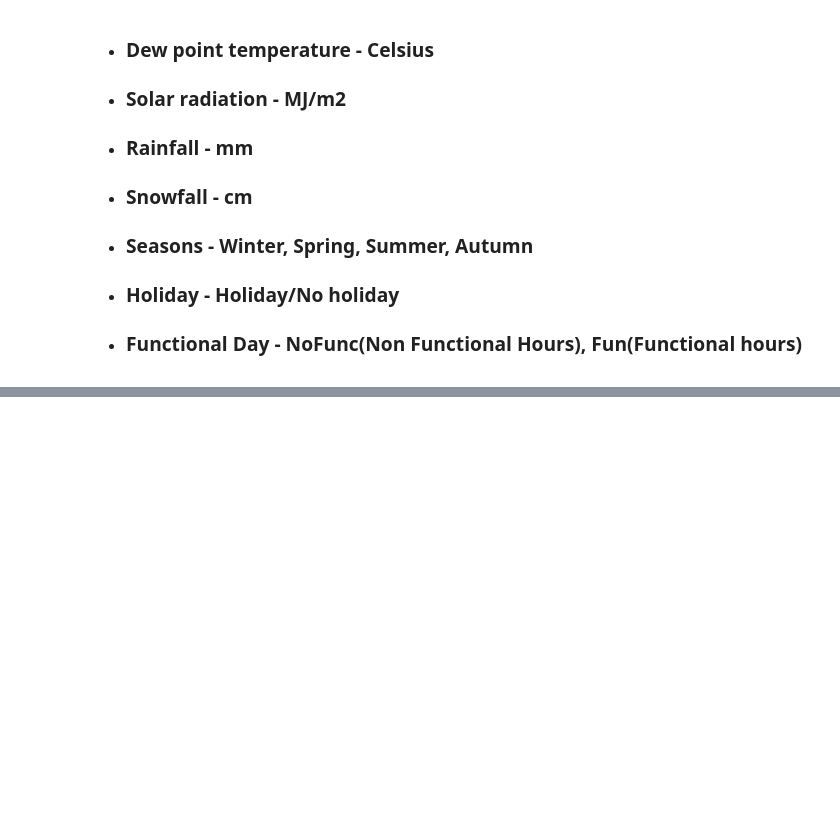
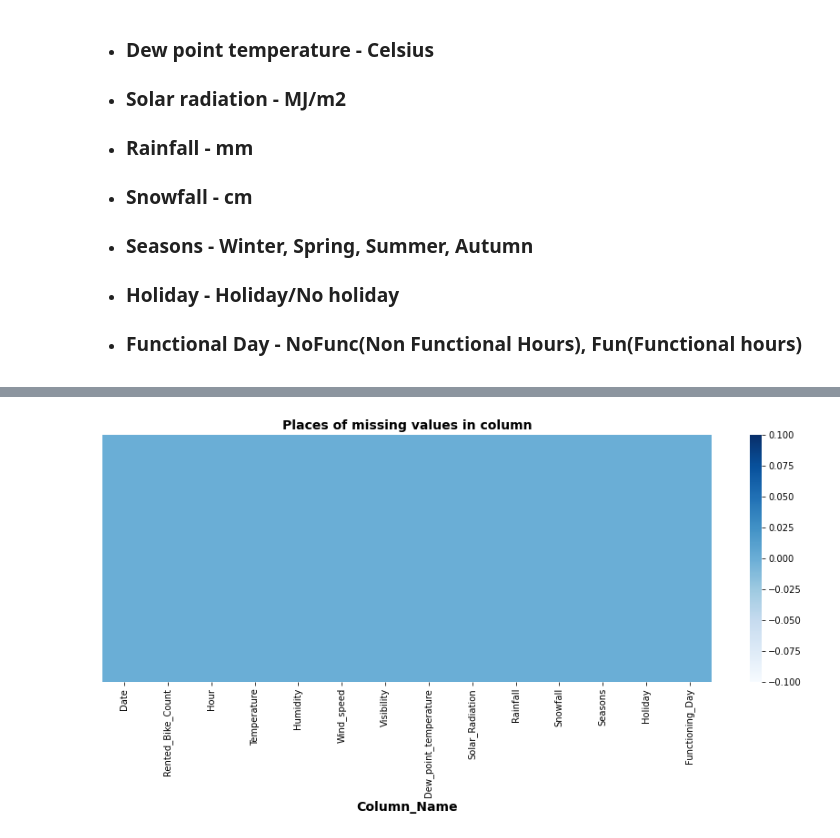
Before and after one commit to raushan9jnv/Seoul-Bike-Sharing-Demand-Prediction, a Jupyter notebook: Seoul_Bike_Sharing_Demand_Prediction_Capstone_Project_2.ipynb, the cells around one changed output, grey strips where cells are left out. Cells and saved outputs as stored; diff of their text form; code cells hidden in the pictures; blank space fills up the shorter version.

```diff
--- a/Seoul_Bike_Sharing_Demand_Prediction_Capstone_Project_2.ipynb
+++ b/Seoul_Bike_Sharing_Demand_Prediction_Capstone_Project_2.ipynb
@@ -102,0 +47,19 @@ As we can see the above dataset dont have any null values. By this, we can say t
+# %%
+# path of dataset in google drive
+seoul_path = '/content/drive/MyDrive/Almabetter/Capstone project/Capstone project- 2 Supervised- Regression/SeoulBikeData.csv'
+# %%
+# reading dataset
+df_seoul = pd.read_csv(seoul_path,header=0, encoding= 'unicode_escape')  # for encoding issue
+# %%
+# rename for our ease
+df_seoul.rename({"Temperature(°C)": "Temperature",
+                      "Functioning Day":"Functioning_Day",
+           "Humidity(%)": "Humidity",
+           "Wind speed (m/s)": "Wind_speed",
+           "Visibility (10m)": "Visibility",
+           "Dew point temperature(°C)": "Dew_point_temperature",
+           "Solar Radiation (MJ/m2)": "Solar_Radiation",
+           "Snowfall (cm)": "Snowfall",
+           "Rainfall(mm)": "Rainfall",
+           "Rented Bike Count": "Rented_Bike_Count"},
+          axis = "columns", inplace = True)
@@ -102,0 +175,9 @@ As we can see the above dataset dont have any null values. By this, we can say t
+# %%
+# No missing Values in our dataset
+plt.figure(figsize=(15, 5))
+sns.heatmap(df_seoul.isnull(), cbar=True, yticklabels=False,cmap='Blues')
+plt.xlabel("Column_Name", size=14, weight="bold")
+plt.title("Places of missing values in column",fontweight="bold",size=14)
+plt.show()
+# %% [output]
+[figure, added]
```
Also changed, not shown: parts of 107 cells of this notebook.
